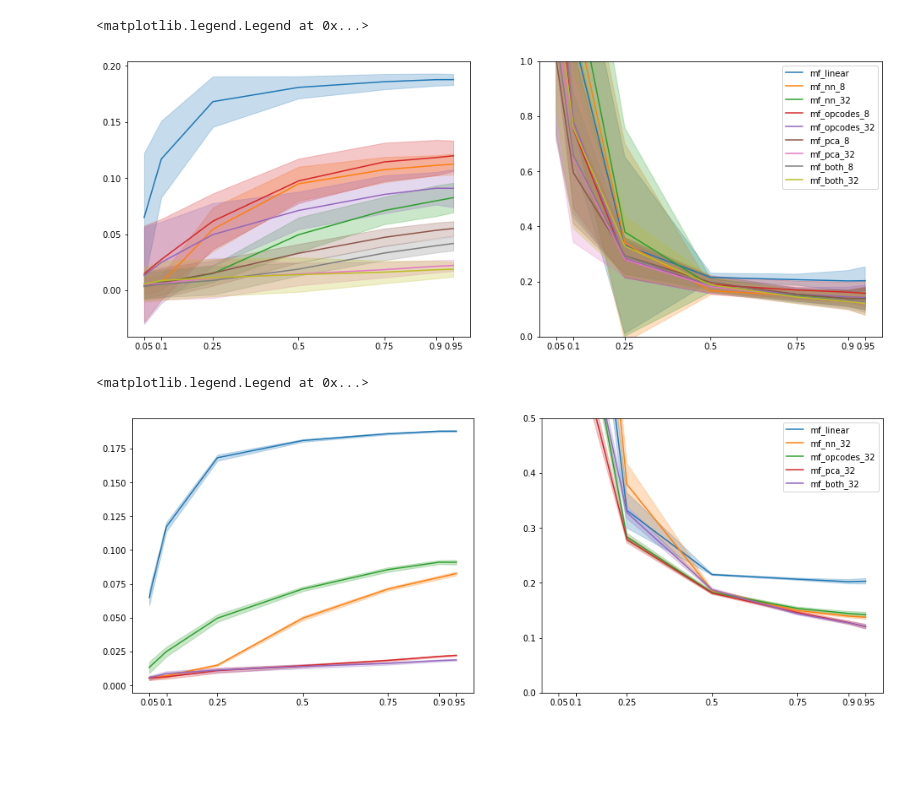
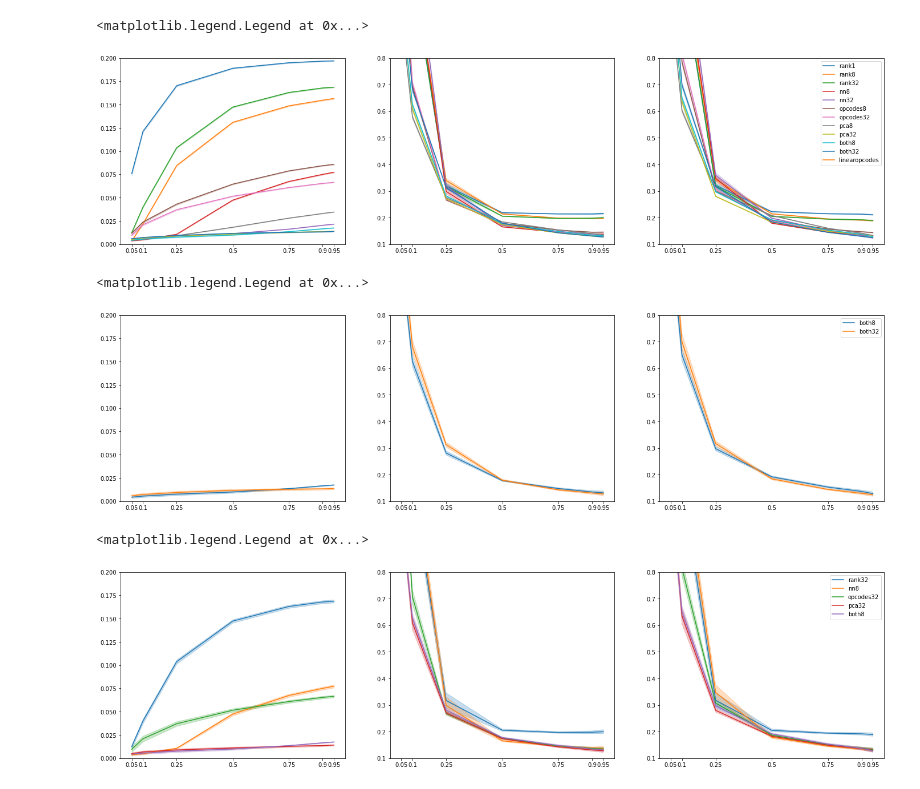
Before and after one commit to WiseLabCMU/pitot, a Jupyter notebook: plot.ipynb, the cells around one changed output. Cells and saved outputs as stored; diff of their text form; code cells hidden in the pictures; blank space fills up the shorter version.

Commit message:
More comprehensive experiments

```diff
--- a/plot.ipynb
+++ b/plot.ipynb
@@ -39,12 +39,16 @@ def plot_band(ax, x, y, band_scale=0, label=None, color=None):
     mean_line, = ax.plot(x, mean, label=label, color=color)
     ax.fill_between(x, lower, upper, alpha=0.25, color=mean_line.get_color())
     return mean_line
+# %%
+def val_best(d):
+    indices = np.argmin(d['val'], axis=1)
+    return d['test'][np.arange(indices.shape[0]), indices]
 # %%
+ds = dict(np.load("../data/polybench/20-40.npz"))
+
 experiments = [
-    "mf_linear", "mf_nn_8", "mf_nn_32",
-    "mf_opcodes_8", "mf_opcodes_32",
-    "mf_pca_8", "mf_pca_32",
-    "mf_both_8", "mf_both_32"
+    "rank1", "rank8", "rank32", "nn8", "nn32", "opcodes8", "opcodes32",
+    "pca8", "pca32", "both8", "both32", "linearopcodes"
 ]
 sparsity = [0.05, 0.1, 0.25, 0.5, 0.75, 0.9, 0.95]
 
@@ -59,37 +63,72 @@ val_last = {
 train_last = {
     k: np.array([p['train'][:, -1] for p in v]) for k, v in data.items()
 }
+test_loss = {
+    k: np.array([val_best(p) for p in v]) for k, v in data.items()
+}
 # %%
 def ablate(ax, data):
     for experiment, val in data.items():
-        plot_band(ax, sparsity, np.sqrt(val).T, band_scale=2, label=experiment)
+        plot_band(
+            ax, sparsity, np.sqrt(val).T,
+            band_scale=2 / np.sqrt(1000), label=experiment)
         ax.set_xticks(sparsity)
         ax.set_xticklabels(sparsity)
         ax.set_xlim(0, 1)
 
-fig, axs = plt.subplots(1, 2, figsize=(16, 6))
+fig, axs = plt.subplots(1, 3, figsize=(24, 6))
 
 ablate(axs[0], train_last)
-ablate(axs[1], val_last)
-axs[1].set_ylim(0, 1.0)
-axs[1].legend()
+ablate(axs[1], test_loss)
+ablate(axs[2], val_last)
+axs[0].set_ylim(0, 0.2)
+axs[1].set_ylim(0.1, 0.8)
+axs[2].set_ylim(0.1, 0.8)
+axs[-1].legend()
 # %% [output]
 <matplotlib.legend.Legend at 0x...>
-[figure, old version]
+[figure, new version]
 # %%
+exps = ["both8", "both32"]
+
 def ablate(ax, data):
-    for experiment in ["mf_linear", "mf_nn_32", "mf_opcodes_32", "mf_pca_32", "mf_both_32"]:
+    for experiment in exps:
         plot_band(ax, sparsity, np.sqrt(data[experiment]).T, band_scale=0.2, label=experiment)
         ax.set_xticks(sparsity)
         ax.set_xticklabels(sparsity)
         ax.set_xlim(0, 1)
 
-fig, axs = plt.subplots(1, 2, figsize=(16, 6))
+fig, axs = plt.subplots(1, 3, figsize=(24, 6))
 
 ablate(axs[0], train_last)
-ablate(axs[1], val_last)
-axs[1].set_ylim(0, 0.5)
-axs[1].legend()
+ablate(axs[1], test_loss)
+ablate(axs[2], val_last)
+axs[0].set_ylim(0, 0.2)
+axs[1].set_ylim(0.1, 0.8)
+axs[2].set_ylim(0.1, 0.8)
+axs[-1].legend()
 # %% [output]
 <matplotlib.legend.Legend at 0x...>
-[figure, old version]
+[figure, new version]
+# %%
+exps = ["rank32", "nn8", "opcodes32", "pca32", "both8"]
+
+def ablate(ax, data):
+    for experiment in exps:
+        plot_band(ax, sparsity, np.sqrt(data[experiment]).T, band_scale=0.2, label=experiment)
+        ax.set_xticks(sparsity)
+        ax.set_xticklabels(sparsity)
+        ax.set_xlim(0, 1)
+
+fig, axs = plt.subplots(1, 3, figsize=(24, 6))
+
+ablate(axs[0], train_last)
+ablate(axs[1], test_loss)
+ablate(axs[2], val_last)
+axs[0].set_ylim(0, 0.2)
+axs[1].set_ylim(0.1, 0.8)
+axs[2].set_ylim(0.1, 0.8)
+axs[-1].legend()
+# %% [output]
+<matplotlib.legend.Legend at 0x...>
+[figure, added]
```
Also changed, not shown: parts of 4 cells of this notebook, 9 other files.
